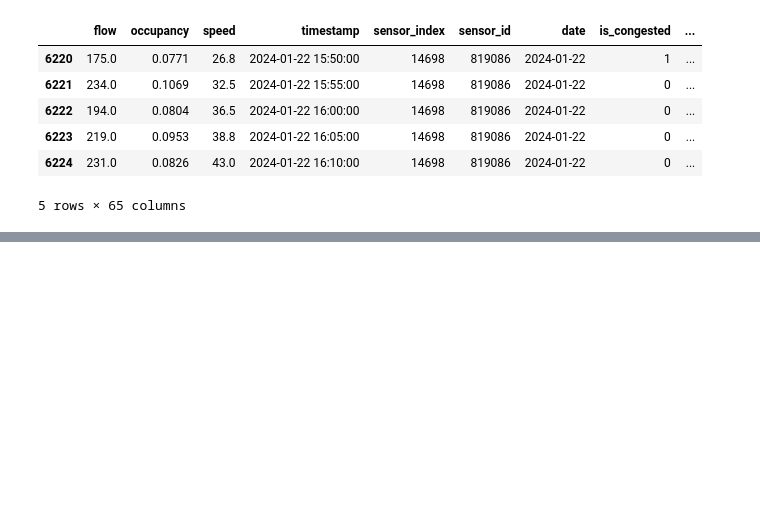
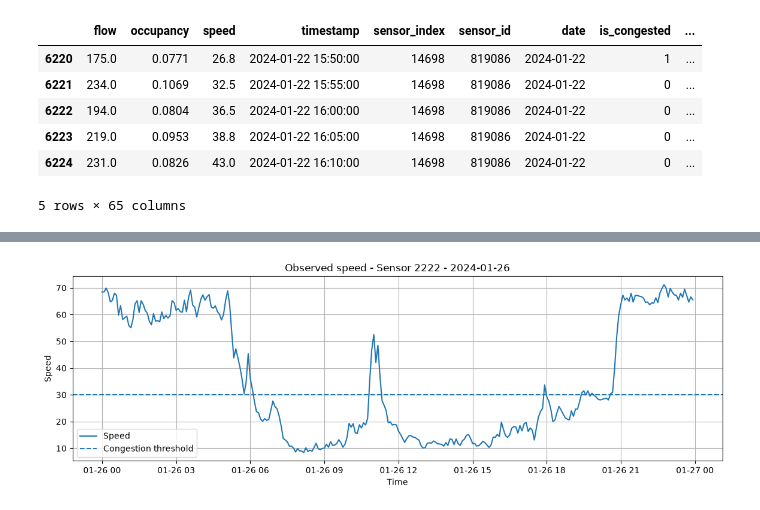
Before and after one commit to manolisfcb/END-TO-END-MLPROJECT, a Jupyter notebook: traffic-prediction-forecasting/analysis/BaseLineModel.ipynb, the cells around one changed output, grey strips where cells are left out. Drawn from its saved outputs; the diff is of its cells as text; code cells hidden in the pictures; blank space fills up the shorter version.

```diff
--- a/traffic-prediction-forecasting/analysis/BaseLineModel.ipynb
+++ b/traffic-prediction-forecasting/analysis/BaseLineModel.ipynb
@@ -491,0 +523,9 @@ df_alerts.head()
+# %%
+day_alerts = df_alerts[
+    (df_alerts["timestamp"] >= selected_day) &
+    (df_alerts["timestamp"] < selected_day + pd.Timedelta(days=1))
+].copy()
+
+print(day_alerts.shape)
+print(day_alerts["timestamp"].min())
+print(day_alerts["timestamp"].max())
@@ -491,0 +536,16 @@ df_alerts.head()
+# %%
+
+plt.figure(figsize=(14, 4))
+
+plt.plot(day_alerts["timestamp"], day_alerts["speed"], label="Speed")
+plt.axhline(30, linestyle="--", label="Congestion threshold")
+
+plt.title(f"Observed speed - Sensor {2222} - {selected_day.date()}")
+plt.xlabel("Time")
+plt.ylabel("Speed")
+plt.legend()
+plt.grid(True)
+
+plt.show()
+# %% [output]
+[figure, added]
```
Also changed, not shown: parts of 15 cells of this notebook, 3 other files.
